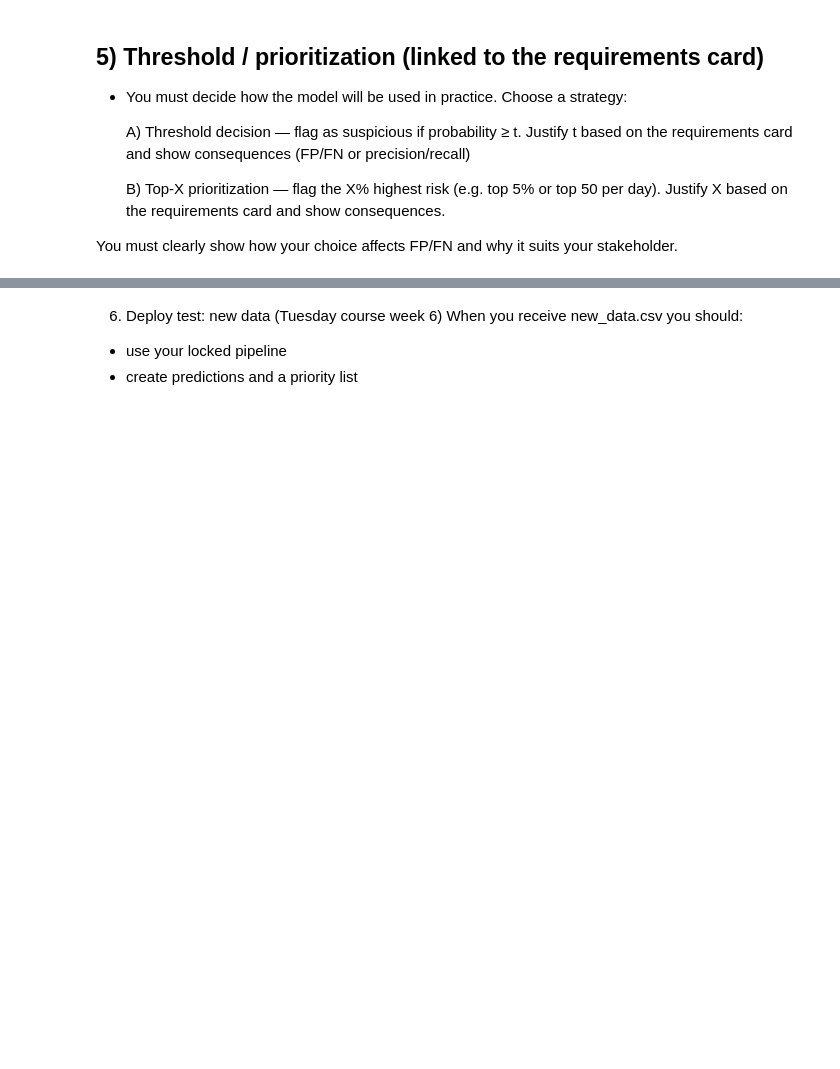
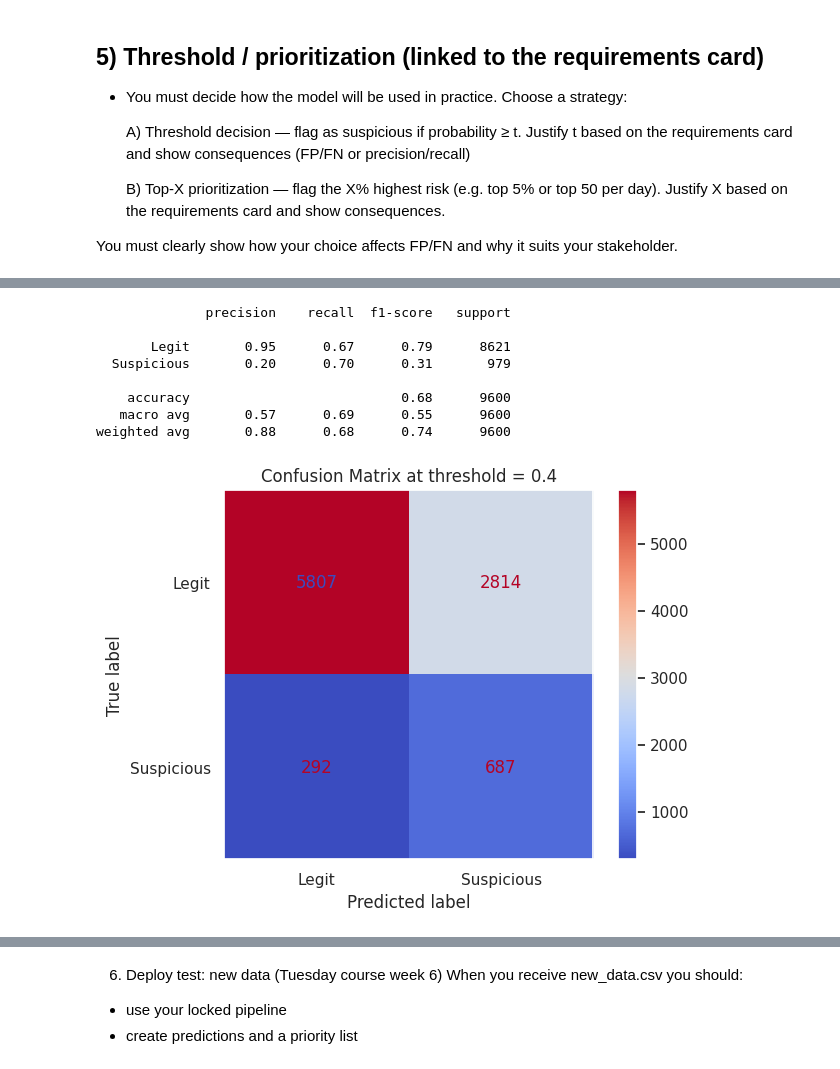
Before and after one commit to IreneGrisenti/Marketplace_Safety_Scam_detection, a Jupyter notebook: Notebooks/scam_detection_model.ipynb, the cells around one changed output, grey strips where cells are left out. Drawn from its saved outputs; the diff is of its cells as text; code cells hidden in the pictures; blank space fills up the shorter version.

```diff
--- a/Notebooks/scam_detection_model.ipynb
+++ b/Notebooks/scam_detection_model.ipynb
@@ -476,0 +497,23 @@ You must clearly show how your choice affects FP/FN and why it suits your stakeh
+# %%
+threshold = 0.4
+
+y_pred_threshold = (y_proba >= threshold).astype(int)
+
+print(classification_report(y_train, y_pred_threshold, target_names=["Legit", "Suspicious"]))
+
+cm = confusion_matrix(y_train, y_pred_threshold)
+disp = ConfusionMatrixDisplay(cm, display_labels=["Legit", "Suspicious"])
+disp.plot(cmap="coolwarm")
+plt.grid(False)
+plt.title(f"Confusion Matrix at threshold = {threshold}")
+plt.show()
+# %% [output]
+              precision    recall  f1-score   support
+
+       Legit       0.95      0.67      0.79      8621
+  Suspicious       0.20      0.70      0.31       979
+
+    accuracy                           0.68      9600
+   macro avg       0.57      0.69      0.55      9600
+weighted avg       0.88      0.68      0.74      9600
+[figure, added]
```
Also changed, not shown: parts of 5 cells of this notebook, 1 other file.
